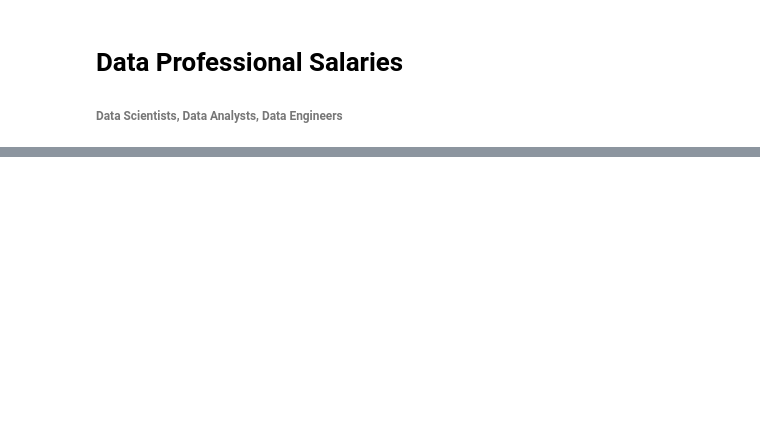
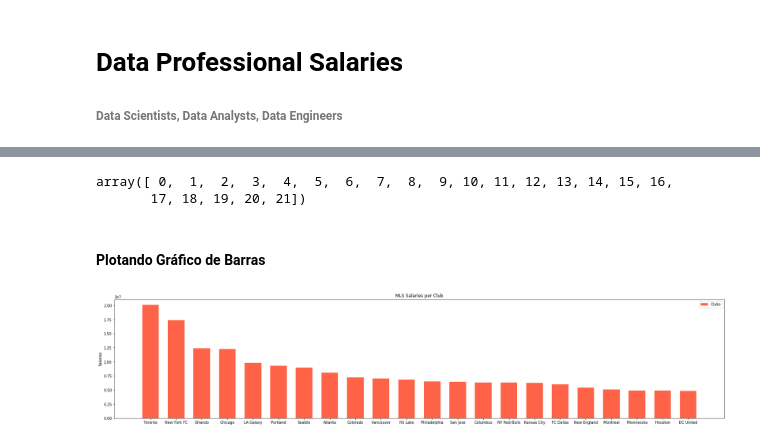
Before and after one commit to estevaoguerra19/us-soccer-salaries, a Jupyter notebook: main.ipynb, the cells around one changed output, grey strips where cells are left out. Cells and saved outputs as stored; diff of their text form; code cells hidden in the pictures; blank space fills up the shorter version.

Commit message:
Plotagem_Grafico

```diff
--- a/main.ipynb
+++ b/main.ipynb
@@ -39,0 +92,3 @@ Name: Salary, Length: 4339, dtype: object
+# %%
+cs = data[['club', 'base_salary']].groupby(['club']).sum().reset_index().sort_values(by='base_salary', ascending=False).drop(index=9)
+cs
@@ -39,0 +113,6 @@ Name: Salary, Length: 4339, dtype: object
+# %%
+# Building variables to have a proeficient code understanding
+
+clubs = cs['club']
+salaries = cs['base_salary']
+salaries
@@ -39,0 +137,8 @@ Name: Salary, Length: 4339, dtype: object
+# %%
+x = np.arange(len(clubs))
+x
+# %% [output]
+array([ 0,  1,  2,  3,  4,  5,  6,  7,  8,  9, 10, 11, 12, 13, 14, 15, 16,
+       17, 18, 19, 20, 21])
+# %%
+length = 0.65
@@ -39,0 +154,18 @@ Name: Salary, Length: 4339, dtype: object
+# %% [markdown]
+#### Plotando Gráfico de Barras
+# %%
+fig,ax = plt.subplots(figsize = (30,6))
+
+grafico = ax.bar(x, salaries, length, label = 'Clubs', color = 'Tomato')
+
+ax.set_title('MLS Salaries per Club')
+ax.set_ylabel('Salaries')
+
+ax.set_xticks(x)
+ax.set_xticklabels(clubs)
+ax.legend()
+
+
+plt.show()
+# %% [output]
+[figure, added]
```
Also changed, not shown: parts of 16 cells of this notebook.
